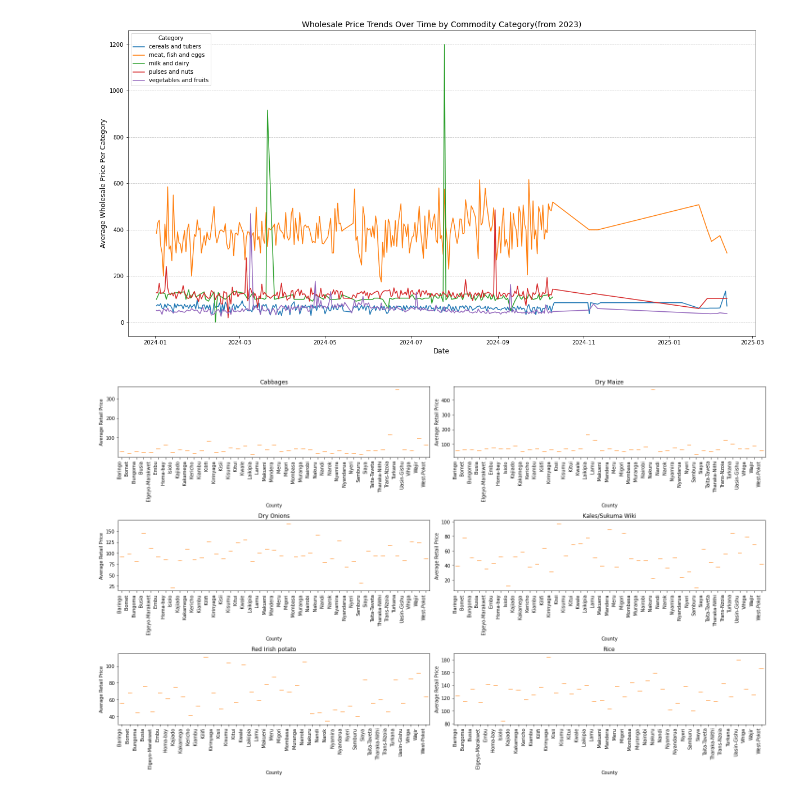
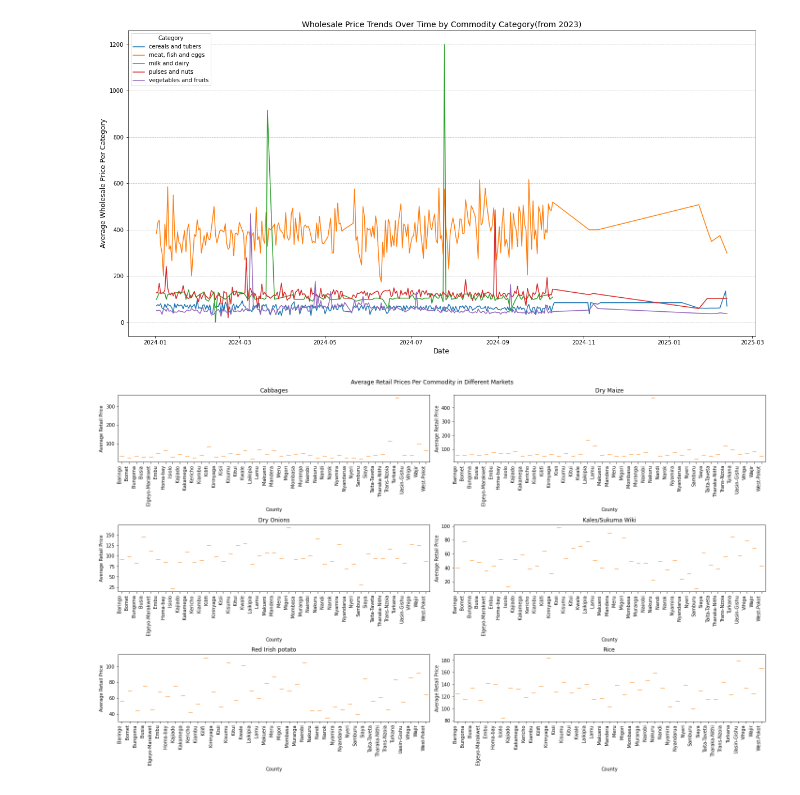
Before and after one commit to Logan-BCM/AgriPriceForecast-Kenya, a Jupyter notebook: Project.ipynb, the cells around one changed output. Drawn from its saved outputs; the diff is of its cells as text; code cells hidden in the pictures.

Commit message:
Food Prices EDA changes

```diff
--- a/Project.ipynb
+++ b/Project.ipynb
@@ -982,35 +1012,36 @@ df_avg = df_avg[df_avg['Commodity'].isin(top_commodities)]
 
 # Create a figure
 plt.figure(figsize=(20, 12))  # Adjust the figure width for better spacing
+plt.suptitle("Average Retail Prices Per Commodity in Different Markets")
 
 # Get unique commodities for subplots
 commodities = df_avg['Commodity'].unique()
 
 # Number of subplots (one per commodity)
 n_cols = 2  # Set the number of columns for subplot layout
 n_rows = len(commodities) // n_cols + (1 if len(commodities) % n_cols != 0 else 0)
 
 # Loop through the commodities to create each subplot
 for i, commodity in enumerate(commodities):
     ax = plt.subplot(n_rows, n_cols, i + 1)
 
     # Filter the data for the current commodity
     df_commodity = df_avg[df_avg['Commodity'] == commodity]
 
     # Create the boxplot for the commodity
     ax.boxplot([df_commodity[df_commodity['County'] == county]['Retail'] for county in df_commodity['County'].unique()])
 
     # Set the labels and title
     ax.set_xticklabels(df_commodity['County'].unique(), rotation=90, ha='right')
     ax.set_xlabel('County')
     ax.set_ylabel('Average Retail Price')
     ax.set_title(commodity)
 
 # Adjust spacing for readability
 plt.subplots_adjust(hspace=0.6, wspace=0.4)
 
 # Show the plot
 plt.tight_layout()
 plt.show()
 # %% [output]
-[figure, old version]
+[figure, new version]
```
Also changed, not shown: parts of 5 cells of this notebook.
